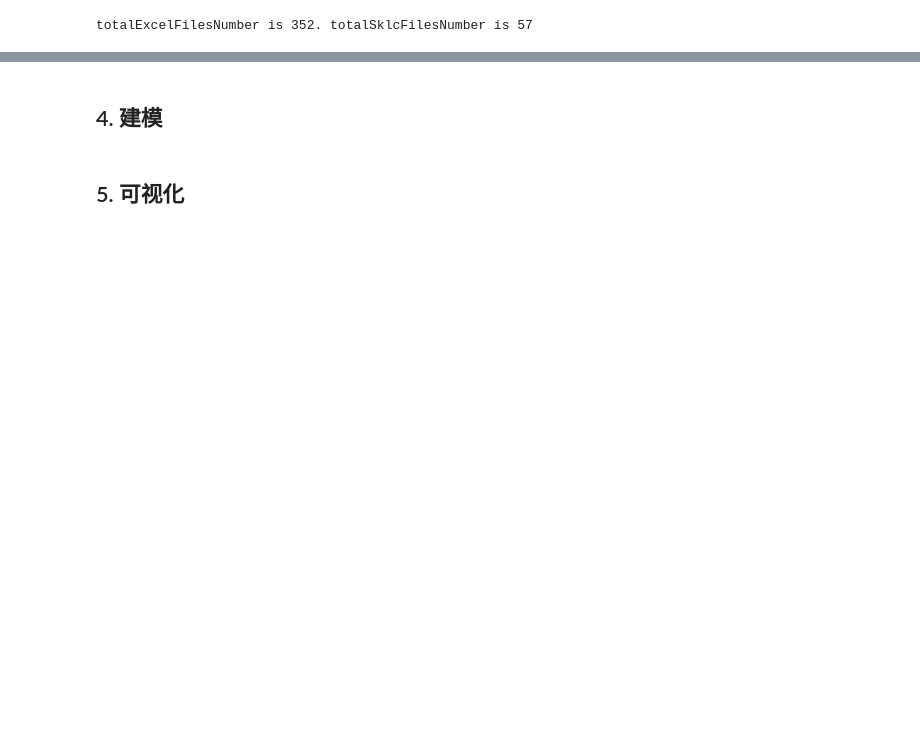
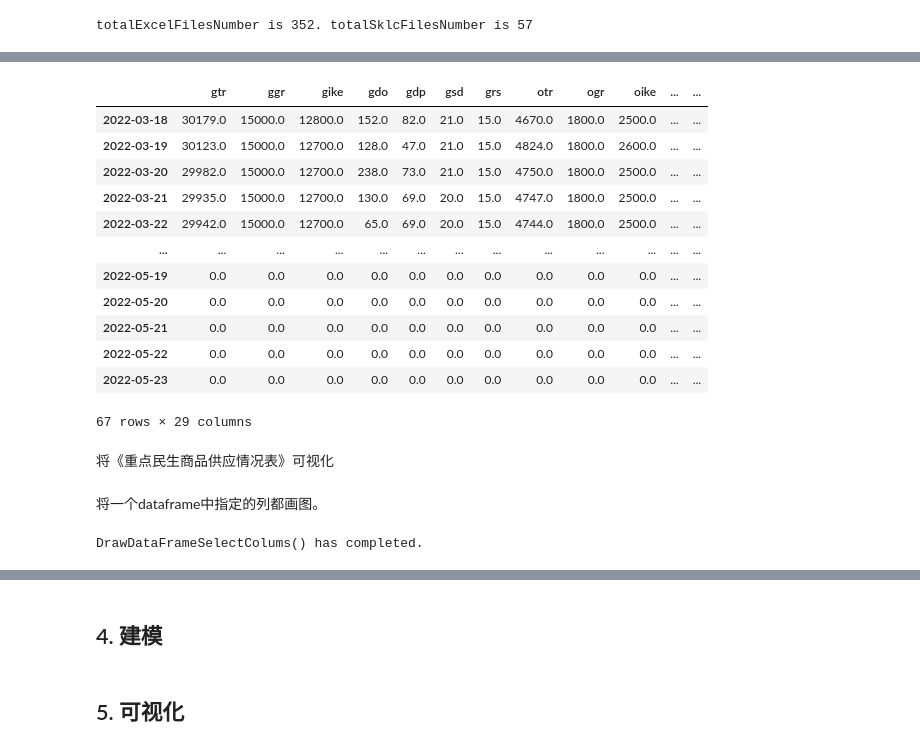
Before and after one commit to youareeverysingleday/HuaweiCupCompetition2022, a Jupyter notebook: FQuestion.ipynb, the cells around one changed output, grey strips where cells are left out. Saved outputs shown, nothing was run; the diff lists cells and outputs as text; code cells hidden in the pictures; blank space fills up the shorter version.

```diff
--- a/FQuestion.ipynb
+++ b/FQuestion.ipynb
@@ -243,7 +269,7 @@ print(len(sklcRowNameList))
 
 def GetExcelCellStringtoNumber(cell):
     """_summary_
-
+    这个函数有问题，对小数没法处理。
     Args:
         cell (object): 可以是字符串、整型、浮点型。然后全部统一转换为浮点型。
                         将excel的cell中的数值提取出来。然后转化为浮点型输出。
@@ -392,0 +415,3 @@ SklcPD
+# %%
+SklcPD_FillNan = SklcPD.fillna(0)
+SklcPD_FillNan.describe()
@@ -392,0 +429,21 @@ SklcPD
+# %%
+SklcPD_FillNan['date'] = SklcPD_FillNan.index
+SklcPD_FillNan
+# %% [output]
+|  | gtr | ggr | gike | gdo | gdp | gsd | grs | otr | ogr | oike | ... | ... |
+| 2022-03-18 | 30179.0 | 15000.0 | 12800.0 | 152.0 | 82.0 | 21.0 | 15.0 | 4670.0 | 1800.0 | 2500.0 | ... | ... |
+| 2022-03-19 | 30123.0 | 15000.0 | 12700.0 | 128.0 | 47.0 | 21.0 | 15.0 | 4824.0 | 1800.0 | 2600.0 | ... | ... |
+| 2022-03-20 | 29982.0 | 15000.0 | 12700.0 | 238.0 | 73.0 | 21.0 | 15.0 | 4750.0 | 1800.0 | 2500.0 | ... | ... |
+| 2022-03-21 | 29935.0 | 15000.0 | 12700.0 | 130.0 | 69.0 | 20.0 | 15.0 | 4747.0 | 1800.0 | 2500.0 | ... | ... |
+| 2022-03-22 | 29942.0 | 15000.0 | 12700.0 | 65.0 | 69.0 | 20.0 | 15.0 | 4744.0 | 1800.0 | 2500.0 | ... | ... |
+| ... | ... | ... | ... | ... | ... | ... | ... | ... | ... | ... | ... | ... |
+| 2022-05-19 | 0.0 | 0.0 | 0.0 | 0.0 | 0.0 | 0.0 | 0.0 | 0.0 | 0.0 | 0.0 | ... | ... |
+| 2022-05-20 | 0.0 | 0.0 | 0.0 | 0.0 | 0.0 | 0.0 | 0.0 | 0.0 | 0.0 | 0.0 | ... | ... |
+| 2022-05-21 | 0.0 | 0.0 | 0.0 | 0.0 | 0.0 | 0.0 | 0.0 | 0.0 | 0.0 | 0.0 | ... | ... |
+| 2022-05-22 | 0.0 | 0.0 | 0.0 | 0.0 | 0.0 | 0.0 | 0.0 | 0.0 | 0.0 | 0.0 | ... | ... |
+| 2022-05-23 | 0.0 | 0.0 | 0.0 | 0.0 | 0.0 | 0.0 | 0.0 | 0.0 | 0.0 | 0.0 | ... | ... |
+67 rows × 29 columns
+# %% [markdown]
+将《重点民生商品供应情况表》可视化
+# %% [markdown]
+将一个dataframe中指定的列都画图。
@@ -392,0 +495,15 @@ SklcPD
+# %%
+DrawDataFrameSelectColums(SklcPD_FillNan, 'date', sklcColoumnNameList, "日期", sklcColoumnCNNameList,
+                          sklcColoumnCNNameList, "./pictures/", sklcColoumnCNNameList, "重点民生商品")
+
+# saveImagePath = os.path.join("./pictures/" , "gtr" + ".png")
+# drawingSingBar(SklcPD_FillNan, "重点民生商品-粮食总储备量",'date', 'gtr',
+#                "日期", "粮食总储备量", "粮食总储备量", "./pictures/gtr.png", (20, 12), False)
+
+# drawingSingBar(SklcPD_FillNan, "重点民生商品-政府储备",'date', 'ggr',
+#                "日期", "政府储备", "政府储备","./pictures/ggr.png", (20, 12), False)
+
+# drawingSingBar(SklcPD_FillNan, "重点民生商品-重点企业库存",'date', 'gike',
+#                "日期", "重点企业库存", "重点企业库存","./pictures/gike.png", (20, 12), False)
+# %% [output]
+DrawDataFrameSelectColums() has completed.
```
Also changed, not shown: parts of 27 cells of this notebook, 29 other files.
